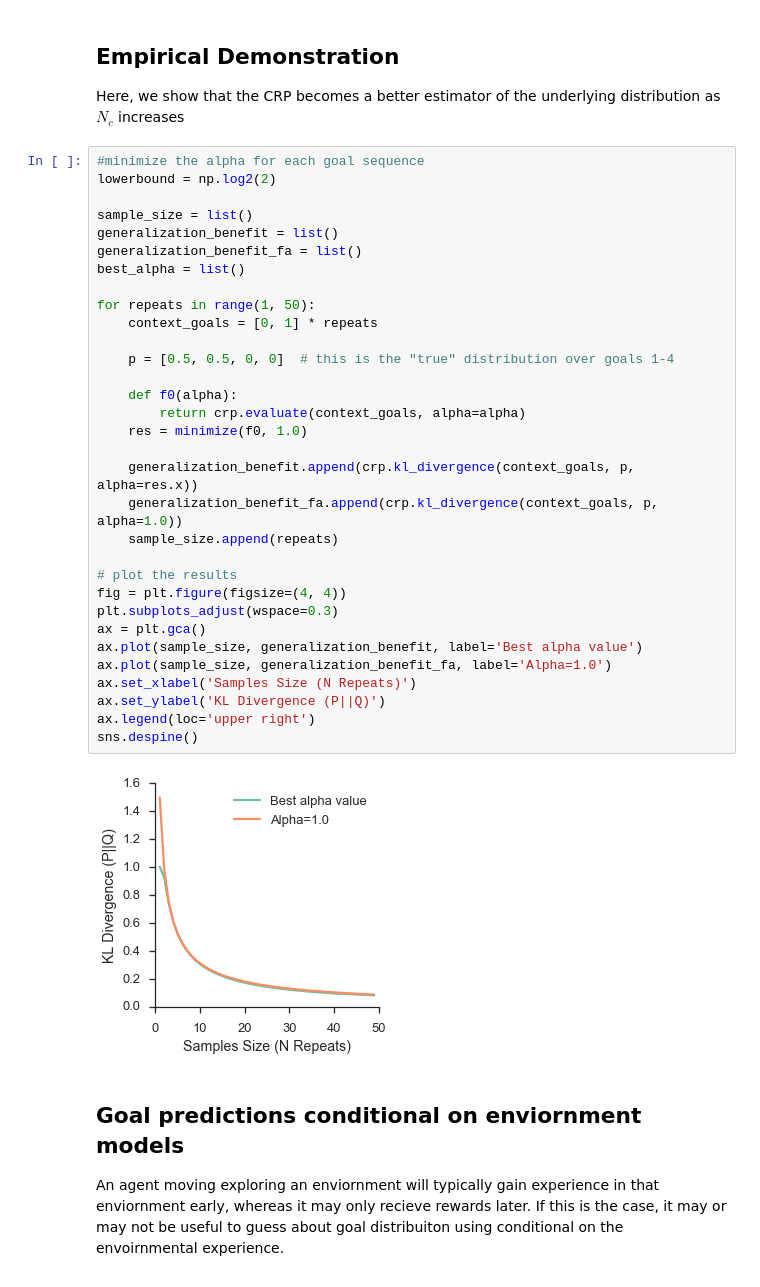
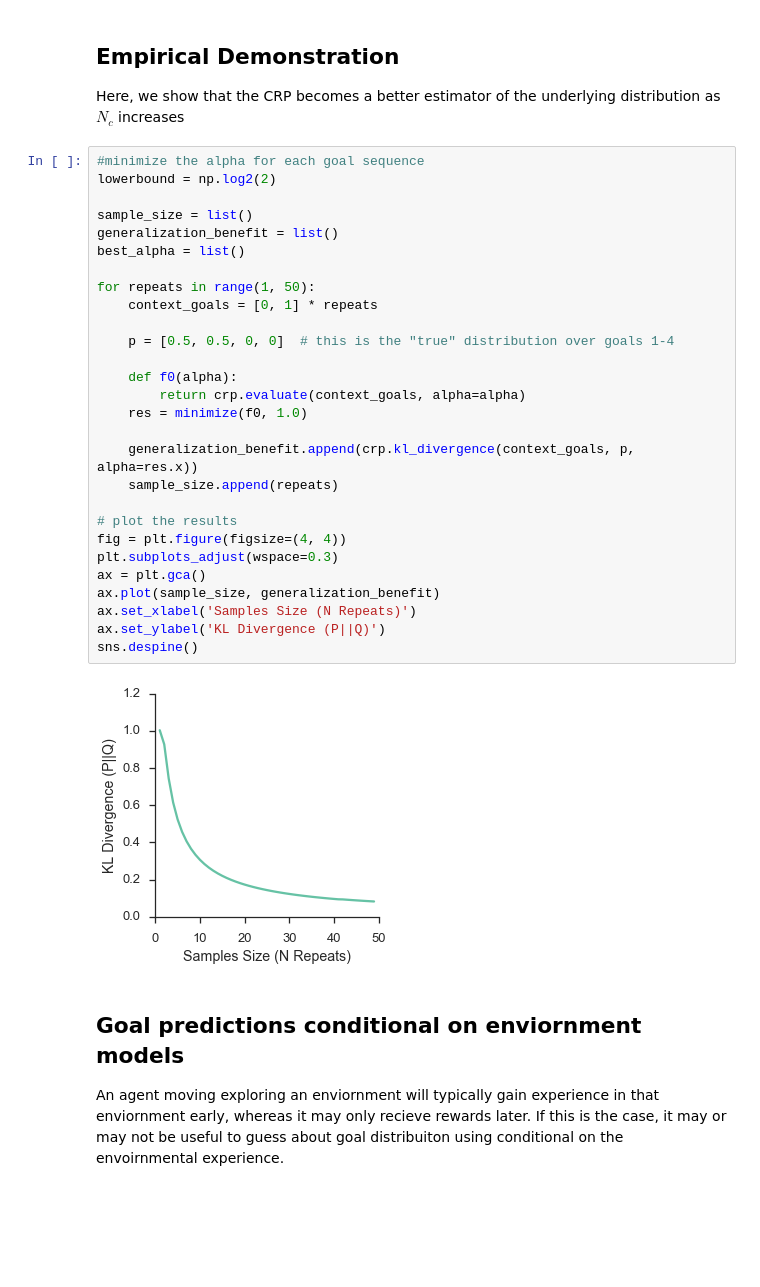
Before and after one commit to nicktfranklin/IndependentClusters, a Jupyter notebook: NormativeAnalysis.ipynb, the cells around one changed output. Drawn from its saved outputs; the diff is of its cells as text; blank space fills up the shorter version.

```diff
--- a/NormativeAnalysis.ipynb
+++ b/NormativeAnalysis.ipynb
@@ -138,37 +138,33 @@ $N_c$ increases
 # %%
 #minimize the alpha for each goal sequence
 lowerbound = np.log2(2)
 
 sample_size = list()
 generalization_benefit = list()
-generalization_benefit_fa = list()
 best_alpha = list()
 
 for repeats in range(1, 50):
     context_goals = [0, 1] * repeats
 
     p = [0.5, 0.5, 0, 0]  # this is the "true" distribution over goals 1-4
 
     def f0(alpha):
         return crp.evaluate(context_goals, alpha=alpha)
     res = minimize(f0, 1.0)
 
     generalization_benefit.append(crp.kl_divergence(context_goals, p, alpha=res.x))
-    generalization_benefit_fa.append(crp.kl_divergence(context_goals, p, alpha=1.0))
     sample_size.append(repeats)
 
 # plot the results
 fig = plt.figure(figsize=(4, 4))
 plt.subplots_adjust(wspace=0.3)
 ax = plt.gca()
-ax.plot(sample_size, generalization_benefit, label='Best alpha value')
-ax.plot(sample_size, generalization_benefit_fa, label='Alpha=1.0')
+ax.plot(sample_size, generalization_benefit)
 ax.set_xlabel('Samples Size (N Repeats)')
 ax.set_ylabel('KL Divergence (P||Q)')
-ax.legend(loc='upper right')
 sns.despine()
 # %% [output]
-[figure, old version]
+[figure, new version]
 # %% [markdown]
 ## Goal predictions conditional on enviornment models
 
```
Also changed, not shown: parts of 4 cells of this notebook.
